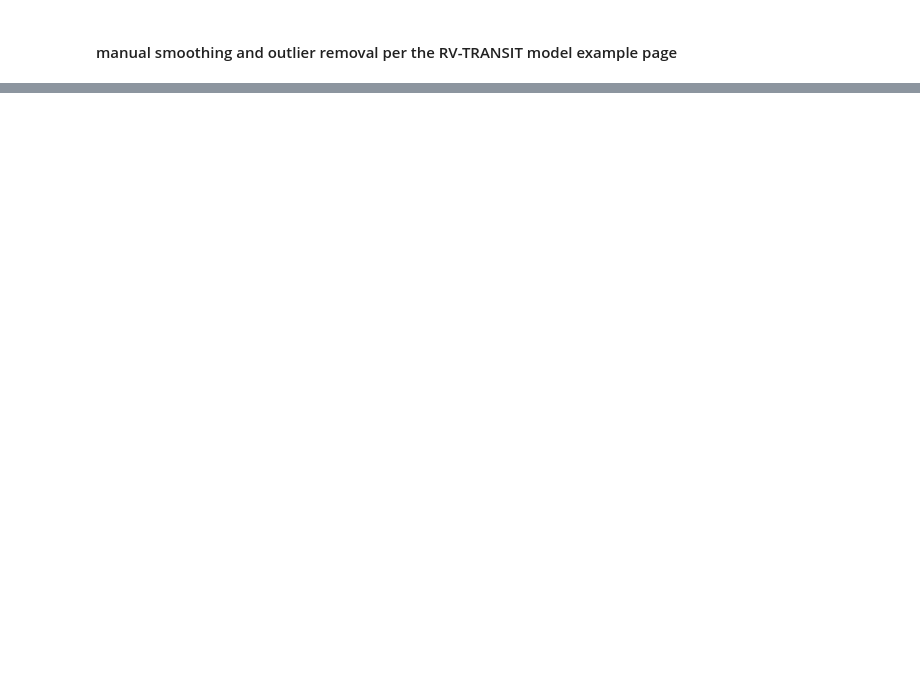
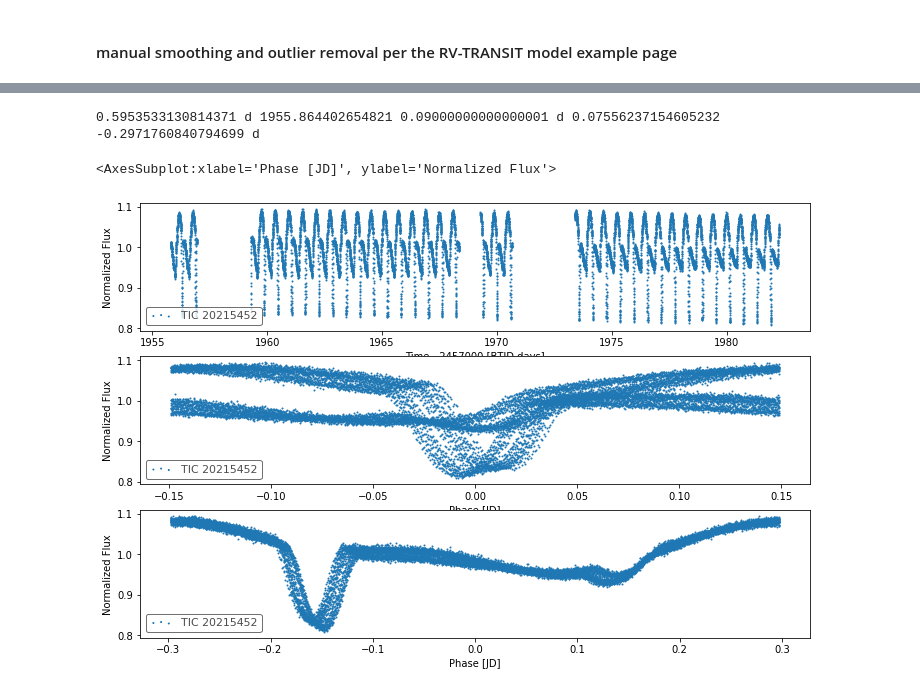
Before and after one commit to kjaehnig/GAT_SEBs, a Jupyter notebook: Joint RV - Lightcurve pymc3 model.ipynb, the cells around one changed output, grey strips where cells are left out. Saved outputs shown, nothing was run; the diff lists cells and outputs as text; code cells hidden in the pictures; blank space fills up the shorter version.

```diff
--- a/Joint RV - Lightcurve pymc3 model.ipynb
+++ b/Joint RV - Lightcurve pymc3 model.ipynb
@@ -121,11 +141,0 @@ WARNING:astroquery:dropping mask in Quantity column 'pos_corr2': masked Quantity
-# %%
-lks = lks.remove_nans()  #[lks.remove_nans()]
-lks = lks.remove_outliers(sigma_lower=10**6)
-period_grid = np.exp(np.linspace(np.log(0.1), np.log(100),1000))
-star1_bls = lks.to_periodogram('bls',
-                                period=period_grid,
-                                frequency_factor = 2000, duration=np.linspace(0.005,0.09,100))
-star1_per = star1_bls.period_at_max_power
-star1_t0 = star1_bls.transit_time_at_max_power
-star1_dur = star1_bls.duration_at_max_power
-print(star1_per, star1_t0, star1_dur)
@@ -201,4 +188,5 @@ def interactive_lightcurve_fold_flattening_widget(lks,
 # %%
-lks_flat = unpro_lks.flatten(window_length=wl)
-ini_data = lks_flat.fold(normalize_phase=True, period=star1_per, epoch_time=star1_t0-10)
-lks_flat.interact_bls(maximum_period=10)
+star1_mask = lks.create_transit_mask(period=star1_per.value,
+                                     duration=3.*star1_dur.value,
+                                     transit_time=star1_t0.value,
+                                    )
@@ -207,13 +193,24 @@ lks_flat.interact_bls(maximum_period=10)
 # %%
-star1_mask = lks.create_transit_mask(period=star1_per.value,
-                                     duration=star1_dur.value,
-                                     transit_time=star1_t0.value)
+period_grid = np.exp(np.linspace(np.log(0.1), np.log(100),1000))
+star2_lks = lks[~star1_mask]
+star2_bls = star2_lks.to_periodogram('bls',
+                                period=period_grid,
+                                frequency_factor = 2000, duration=np.linspace(0.001,0.09,100))
+star2_per = star2_bls.period_at_max_power
+star2_t0 = star2_bls.transit_time_at_max_power
+star2_dur = star2_bls.duration_at_max_power
+star2_depth = star2_bls.depth_at_max_power
+print(star2_per, star2_t0, star2_dur, star2_depth)
+lks_ref = min(lks.time.value)
+print(star1_per - star2_per)
+# %% [output]
+0.5953533130814371 d 1955.864402654821 0.09000000000000001 d 0.07556237154605232
+-0.2971760840794699 d
 # %%
-period_grid = np.exp(np.linspace(np.log(0.1), np.log(100),1000))
-star2_lks = lks[~star1_mask]
-star2_bls = star2_lks.to_periodogram('bls',
-                                period=period_grid,
-                                frequency_factor = 2000, duration=np.linspace(0.005,0.09,100))
-star2_per = star2_bls.period_at_max_power
-star2_t0 = star2_bls.transit_time_at_max_power
-star2_dur = star2_bls.duration_at_max_power
+fig,ax = plt.subplots(nrows=3,figsize=(12,8))
+lks.scatter(ax=ax[0])
+lks.fold(period=star1_per, epoch_time=star1_t0).scatter(ax=ax[1])
+lks.fold(period=star2_per, epoch_time=star2_t0).scatter(ax=ax[2])
+# %% [output]
+<AxesSubplot:xlabel='Phase [JD]', ylabel='Normalized Flux'>
+[figure, added]
```
Also changed, not shown: parts of 31 cells of this notebook, 4 other files.
